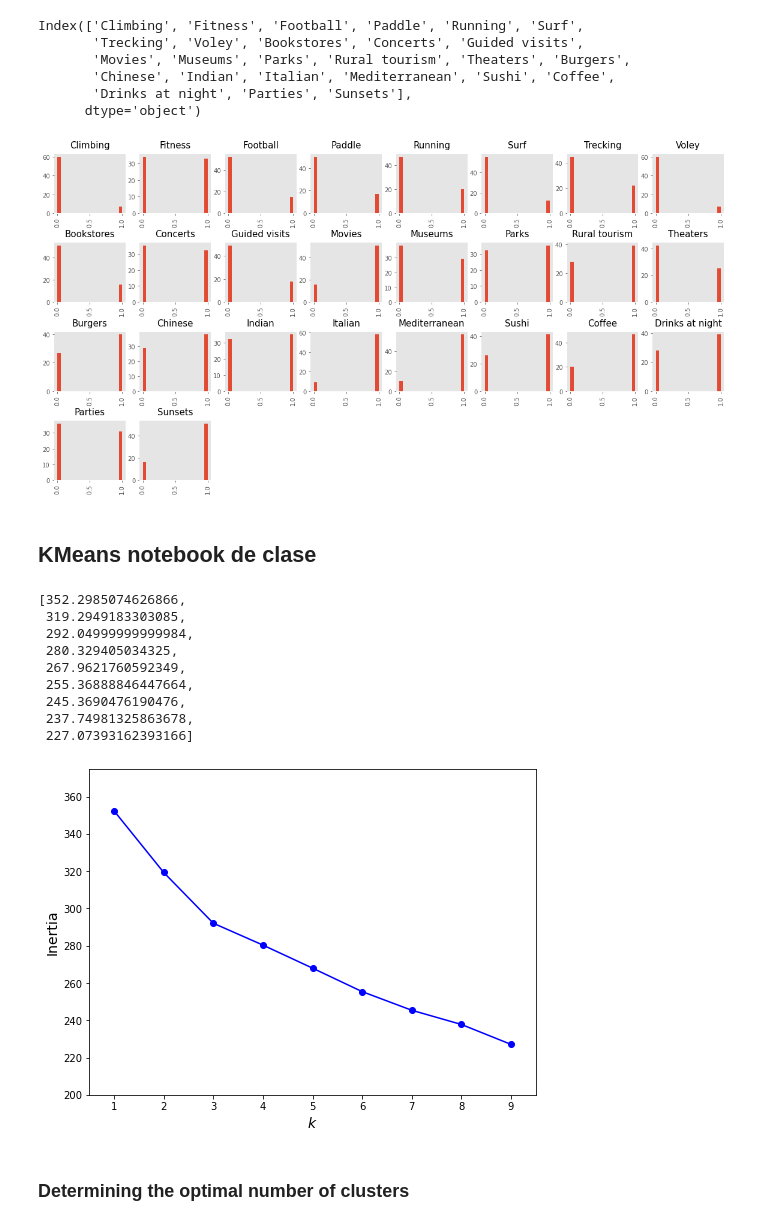
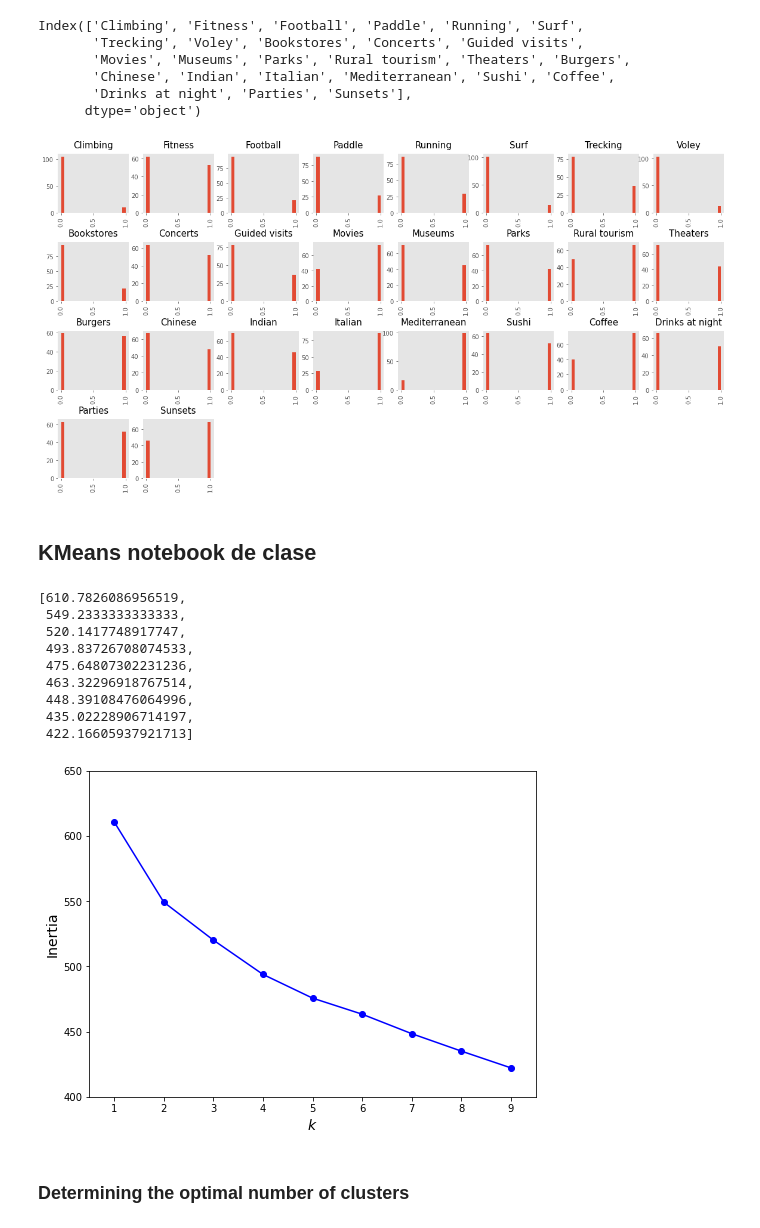
Before and after one commit to casiopa/nomads_cluster_api, a Jupyter notebook: model/cluster_model.ipynb, the cells around one changed output. Cells and saved outputs as stored; diff of their text form; code cells hidden in the pictures.

```diff
--- a/model/cluster_model.ipynb
+++ b/model/cluster_model.ipynb
@@ -10,5 +10,5 @@ from joblib import dump
 # %%
-filename = 'Nómadas digitales y viajeros incondicionales (Responses) - Form Responses 1.csv'
+filename = 'Nómadas digitales y viajeros incondicionales (Responses) - Form Responses 2.csv'
 df_raw = pd.read_csv(filename, usecols=range(1,5))
 df_raw.head(10)
 # %% [output]
@@ -50,7 +50,7 @@ Index(['Climbing', 'Fitness', 'Football', 'Paddle', 'Running', 'Surf',
 from broomlib import visualization as vis
 vis.grid_displots(df_ohe, figsize=(20, 10), cols=8, bins=20, fontsize=15, y_space=0.5, style='ggplot')
 # %% [output]
-[figure, old version]
+[figure, new version]
 # %% [markdown]
 ## KMeans notebook de clase
 # %%
@@ -59,24 +59,24 @@ inertias = [model.inertia_ for model in kmeans_k]
 # %%
 inertias
 # %% [output]
-[352.2985074626866,
- 319.2949183303085,
- 292.04999999999984,
- 280.329405034325,
- 267.9621760592349,
- 255.36888846447664,
- 245.3690476190476,
- 237.74981325863678,
- 227.07393162393166]
+[610.7826086956519,
+ 549.2333333333333,
+ 520.1417748917747,
+ 493.83726708074533,
+ 475.64807302231236,
+ 463.32296918767514,
+ 448.39108476064996,
+ 435.02228906714197,
+ 422.16605937921713]
 # %%
 plt.figure(figsize=(8, 6))
 plt.plot(range(1, 10), inertias, "bo-")
 plt.xlabel("$k$", fontsize=14)
 plt.ylabel("Inertia", fontsize=14)
-plt.axis([0.5, 9.5, 200, 375])
+plt.axis([0.5, 9.5, 400, 650])
 plt.show()
 # %% [output]
-[figure, old version]
+[figure, new version]
 # %% [markdown]
 ### Determining the optimal number of clusters
 # %%
```
Also changed, not shown: parts of 7 cells of this notebook, 4 other files.
